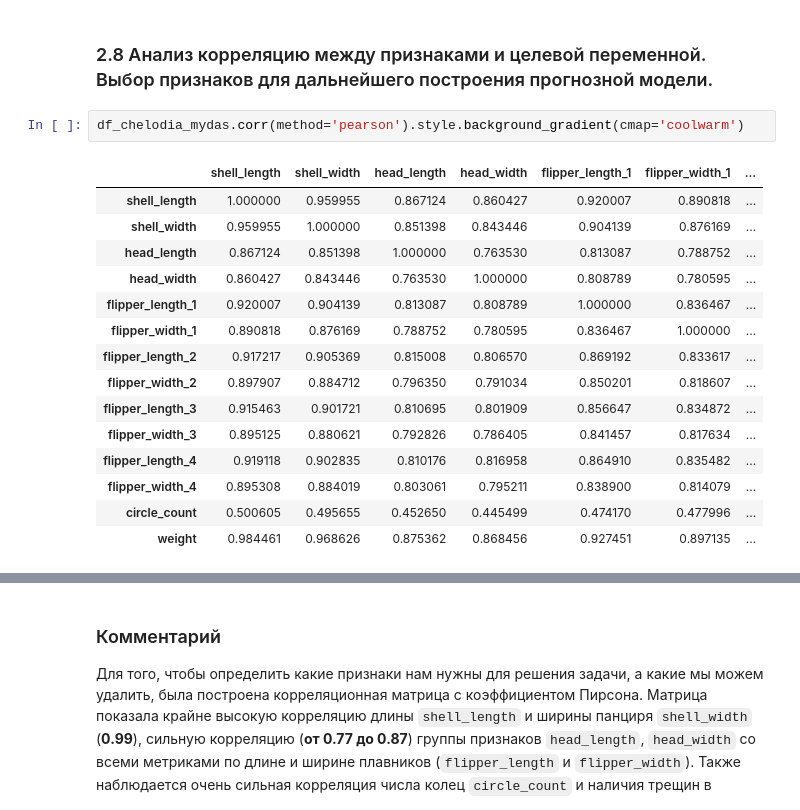
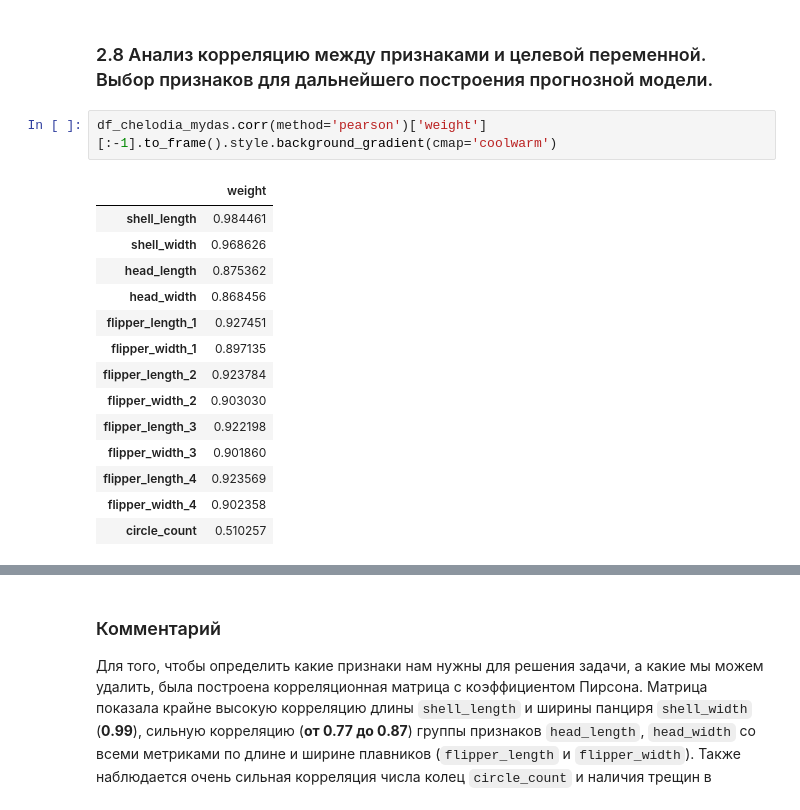
Before and after one commit to TemaQDX/project_turtle, a Jupyter notebook: project_turtle_sprint_10_Artem_Burov.ipynb, the cells around one changed output, grey strips where cells are left out. Saved outputs shown, nothing was run; the diff lists cells and outputs as text.

```diff
--- a/project_turtle_sprint_10_Artem_Burov.ipynb
+++ b/project_turtle_sprint_10_Artem_Burov.ipynb
@@ -502,20 +502,19 @@ _____________
 # %% [markdown]
 ### 2.8 Анализ корреляцию между признаками и целевой переменной. Выбор признаков для дальнейшего построения прогнозной модели.
 # %%
-df_chelodia_mydas.corr(method='pearson').style.background_gradient(cmap='coolwarm')
+df_chelodia_mydas.corr(method='pearson')['weight'][:-1].to_frame().style.background_gradient(cmap='coolwarm')
 # %% [output]
-|  | shell_length | shell_width | head_length | head_width | flipper_length_1 | flipper_width_1 | ... |
-| shell_length | 1.000000 | 0.959955 | 0.867124 | 0.860427 | 0.920007 | 0.890818 | ... |
-| shell_width | 0.959955 | 1.000000 | 0.851398 | 0.843446 | 0.904139 | 0.876169 | ... |
-| head_length | 0.867124 | 0.851398 | 1.000000 | 0.763530 | 0.813087 | 0.788752 | ... |
-| head_width | 0.860427 | 0.843446 | 0.763530 | 1.000000 | 0.808789 | 0.780595 | ... |
-| flipper_length_1 | 0.920007 | 0.904139 | 0.813087 | 0.808789 | 1.000000 | 0.836467 | ... |
-| flipper_width_1 | 0.890818 | 0.876169 | 0.788752 | 0.780595 | 0.836467 | 1.000000 | ... |
-| flipper_length_2 | 0.917217 | 0.905369 | 0.815008 | 0.806570 | 0.869192 | 0.833617 | ... |
-| flipper_width_2 | 0.897907 | 0.884712 | 0.796350 | 0.791034 | 0.850201 | 0.818607 | ... |
-| flipper_length_3 | 0.915463 | 0.901721 | 0.810695 | 0.801909 | 0.856647 | 0.834872 | ... |
-| flipper_width_3 | 0.895125 | 0.880621 | 0.792826 | 0.786405 | 0.841457 | 0.817634 | ... |
-| flipper_length_4 | 0.919118 | 0.902835 | 0.810176 | 0.816958 | 0.864910 | 0.835482 | ... |
-| flipper_width_4 | 0.895308 | 0.884019 | 0.803061 | 0.795211 | 0.838900 | 0.814079 | ... |
-| circle_count | 0.500605 | 0.495655 | 0.452650 | 0.445499 | 0.474170 | 0.477996 | ... |
-| weight | 0.984461 | 0.968626 | 0.875362 | 0.868456 | 0.927451 | 0.897135 | ... |
+|  | weight |
+| shell_length | 0.984461 |
+| shell_width | 0.968626 |
+| head_length | 0.875362 |
+| head_width | 0.868456 |
+| flipper_length_1 | 0.927451 |
+| flipper_width_1 | 0.897135 |
+| flipper_length_2 | 0.923784 |
+| flipper_width_2 | 0.903030 |
+| flipper_length_3 | 0.922198 |
+| flipper_width_3 | 0.901860 |
+| flipper_length_4 | 0.923569 |
+| flipper_width_4 | 0.902358 |
+| circle_count | 0.510257 |
```
Also changed, not shown: parts of 6 cells of this notebook.
